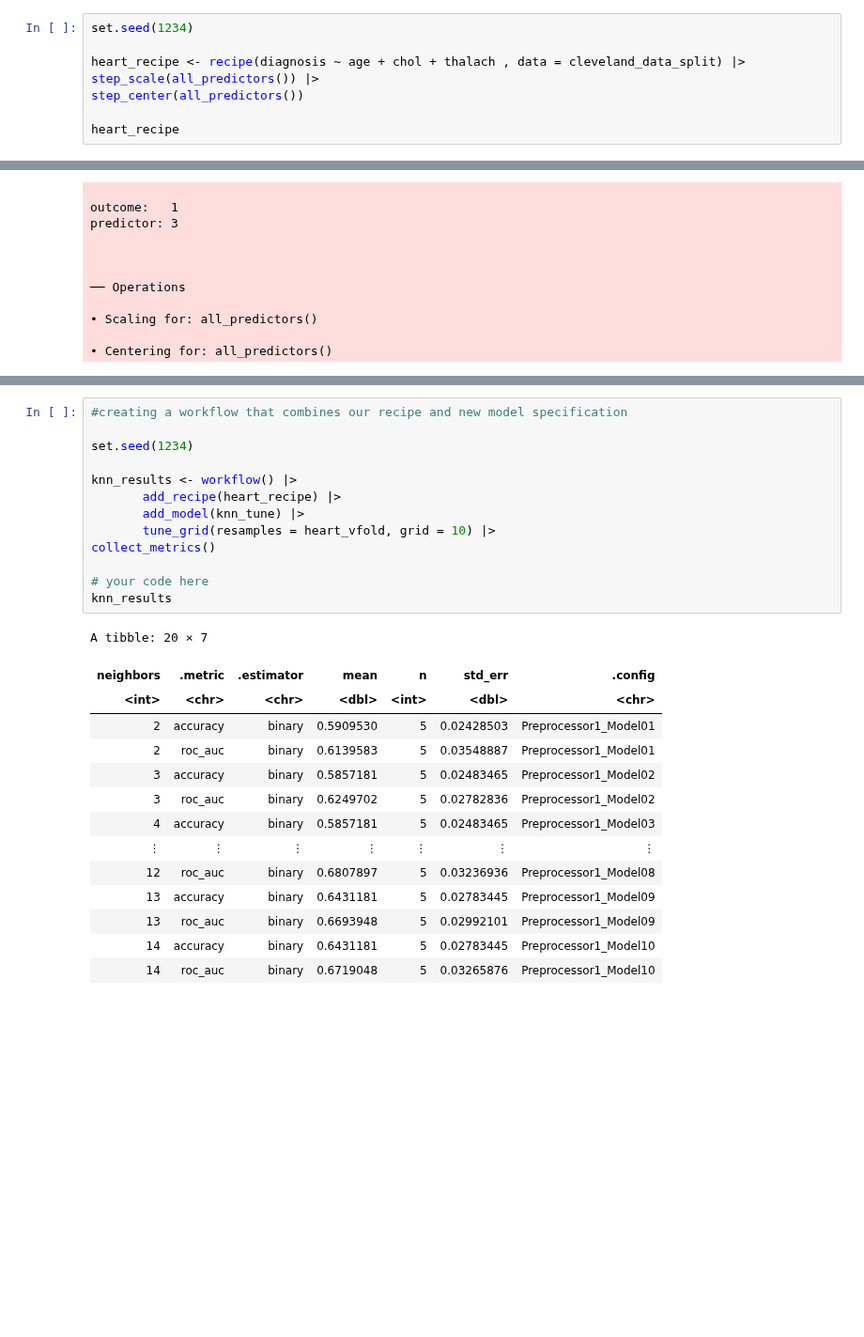
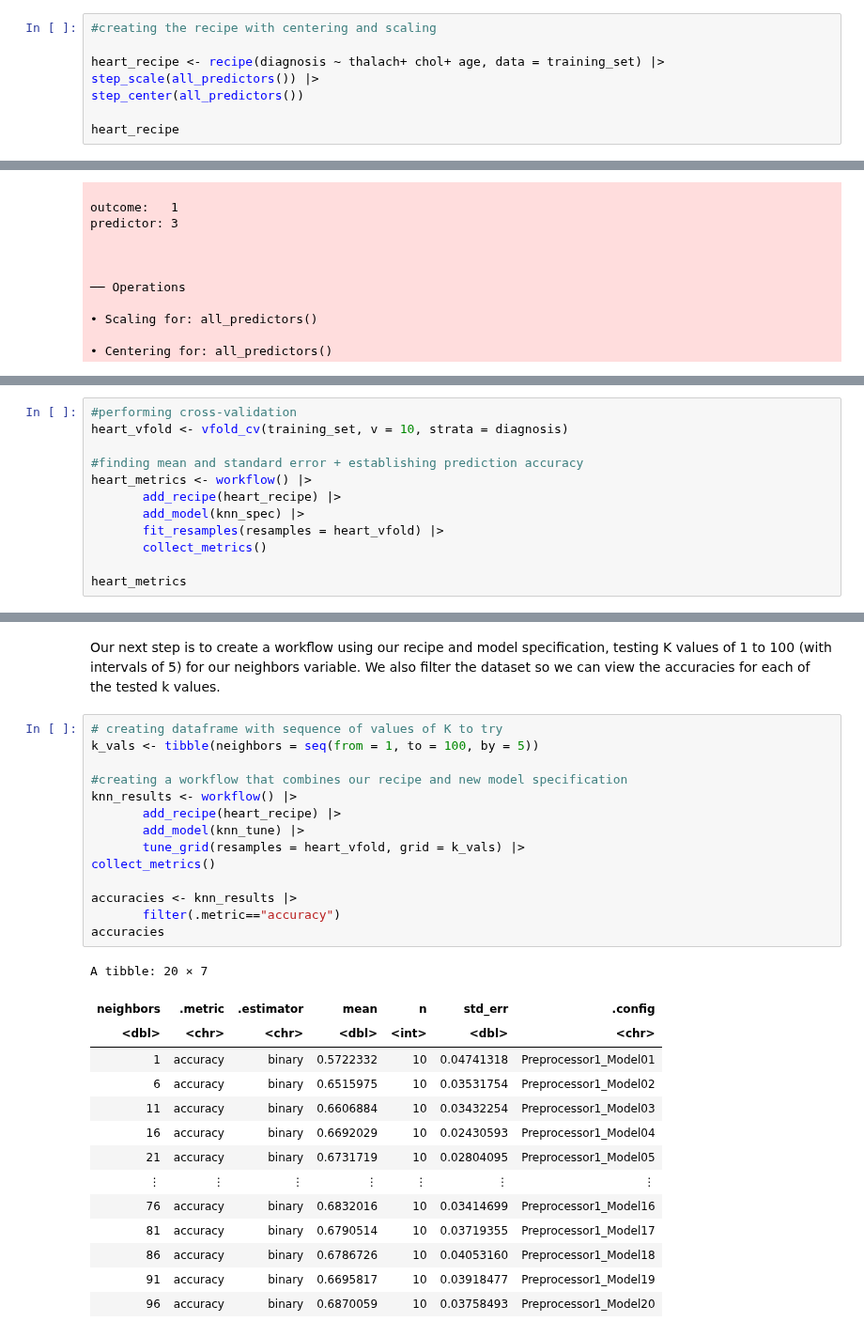
Before and after one commit to Nitro-87/Group-2-Project-Proposal, a Jupyter notebook: Project-Report.ipynb, the cells around one changed output, grey strips where cells are left out. Shown at 94% size. Cells and saved outputs as stored; diff of their text form; blank space fills up the shorter version.

```diff
--- a/Project-Report.ipynb
+++ b/Project-Report.ipynb
@@ -268,7 +330,7 @@ To ensure all data observations are on a comparable scale and contribute equal s
 # %%
-set.seed(1234)
+#creating the recipe with centering and scaling
 
-heart_recipe <- recipe(diagnosis ~ age + chol + thalach , data = cleveland_data_split) |>
+heart_recipe <- recipe(diagnosis ~ thalach+ chol+ age, data = training_set) |>
 step_scale(all_predictors()) |>
 step_center(all_predictors())
 
@@ -312,0 +377,12 @@ Computational engine: kknn
+# %%
+#performing cross-validation
+heart_vfold <- vfold_cv(training_set, v = 10, strata = diagnosis)
+
+#finding mean and standard error + establishing prediction accuracy
+heart_metrics <- workflow() |>
+       add_recipe(heart_recipe) |>
+       add_model(knn_spec) |>
+       fit_resamples(resamples = heart_vfold) |>
+       collect_metrics()
+
+heart_metrics
@@ -313,28 +399,31 @@ Computational engine: kknn
+# %% [markdown]
+Our next step is to create a workflow using our recipe and model specification, testing K values of 1 to 100 (with intervals of 5) for our neighbors variable. We also filter the dataset so we can view the accuracies for each of the tested k values.
 # %%
+# creating dataframe with sequence of values of K to try
+k_vals <- tibble(neighbors = seq(from = 1, to = 100, by = 5))
+
 #creating a workflow that combines our recipe and new model specification
-
-set.seed(1234)
-
 knn_results <- workflow() |>
        add_recipe(heart_recipe) |>
        add_model(knn_tune) |>
-       tune_grid(resamples = heart_vfold, grid = 10) |>
+       tune_grid(resamples = heart_vfold, grid = k_vals) |>
 collect_metrics()
 
-# your code here
-knn_results
+accuracies <- knn_results |>
+       filter(.metric=="accuracy")
+accuracies
 # %% [output]
 A tibble: 20 × 7
 | neighbors | .metric | .estimator | mean | n | std_err | .config |
-| <int> | <chr> | <chr> | <dbl> | <int> | <dbl> | <chr> |
-| 2 | accuracy | binary | 0.5909530 | 5 | 0.02428503 | Preprocessor1_Model01 |
-| 2 | roc_auc | binary | 0.6139583 | 5 | 0.03548887 | Preprocessor1_Model01 |
-| 3 | accuracy | binary | 0.5857181 | 5 | 0.02483465 | Preprocessor1_Model02 |
-| 3 | roc_auc | binary | 0.6249702 | 5 | 0.02782836 | Preprocessor1_Model02 |
-| 4 | accuracy | binary | 0.5857181 | 5 | 0.02483465 | Preprocessor1_Model03 |
+| <dbl> | <chr> | <chr> | <dbl> | <int> | <dbl> | <chr> |
+| 1 | accuracy | binary | 0.5722332 | 10 | 0.04741318 | Preprocessor1_Model01 |
+| 6 | accuracy | binary | 0.6515975 | 10 | 0.03531754 | Preprocessor1_Model02 |
+| 11 | accuracy | binary | 0.6606884 | 10 | 0.03432254 | Preprocessor1_Model03 |
+| 16 | accuracy | binary | 0.6692029 | 10 | 0.02430593 | Preprocessor1_Model04 |
+| 21 | accuracy | binary | 0.6731719 | 10 | 0.02804095 | Preprocessor1_Model05 |
 | ⋮ | ⋮ | ⋮ | ⋮ | ⋮ | ⋮ | ⋮ |
-| 12 | roc_auc | binary | 0.6807897 | 5 | 0.03236936 | Preprocessor1_Model08 |
-| 13 | accuracy | binary | 0.6431181 | 5 | 0.02783445 | Preprocessor1_Model09 |
-| 13 | roc_auc | binary | 0.6693948 | 5 | 0.02992101 | Preprocessor1_Model09 |
-| 14 | accuracy | binary | 0.6431181 | 5 | 0.02783445 | Preprocessor1_Model10 |
-| 14 | roc_auc | binary | 0.6719048 | 5 | 0.03265876 | Preprocessor1_Model10 |
+| 76 | accuracy | binary | 0.6832016 | 10 | 0.03414699 | Preprocessor1_Model16 |
+| 81 | accuracy | binary | 0.6790514 | 10 | 0.03719355 | Preprocessor1_Model17 |
+| 86 | accuracy | binary | 0.6786726 | 10 | 0.04053160 | Preprocessor1_Model18 |
+| 91 | accuracy | binary | 0.6695817 | 10 | 0.03918477 | Preprocessor1_Model19 |
+| 96 | accuracy | binary | 0.6870059 | 10 | 0.03758493 | Preprocessor1_Model20 |
```
Also changed, not shown: parts of 57 cells of this notebook.
